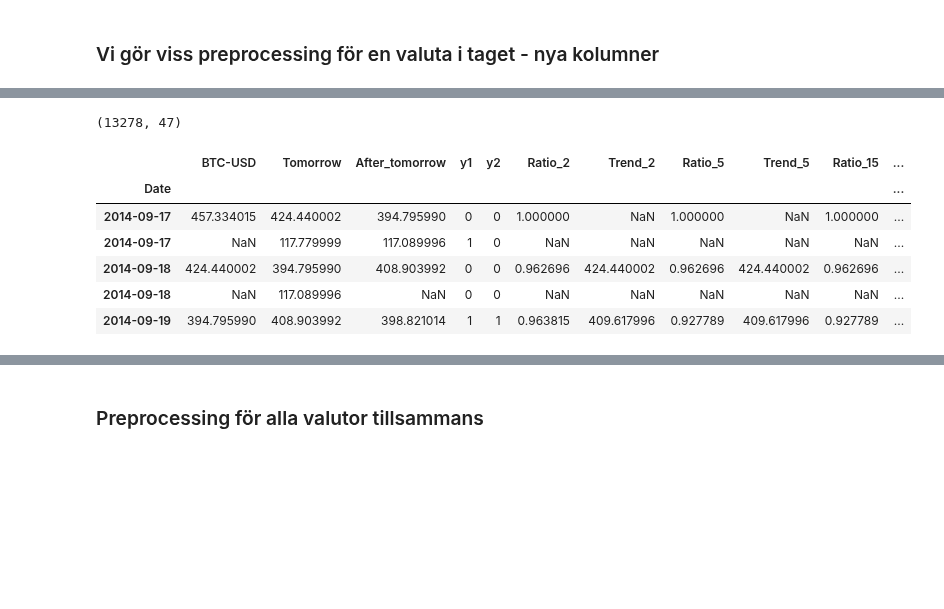
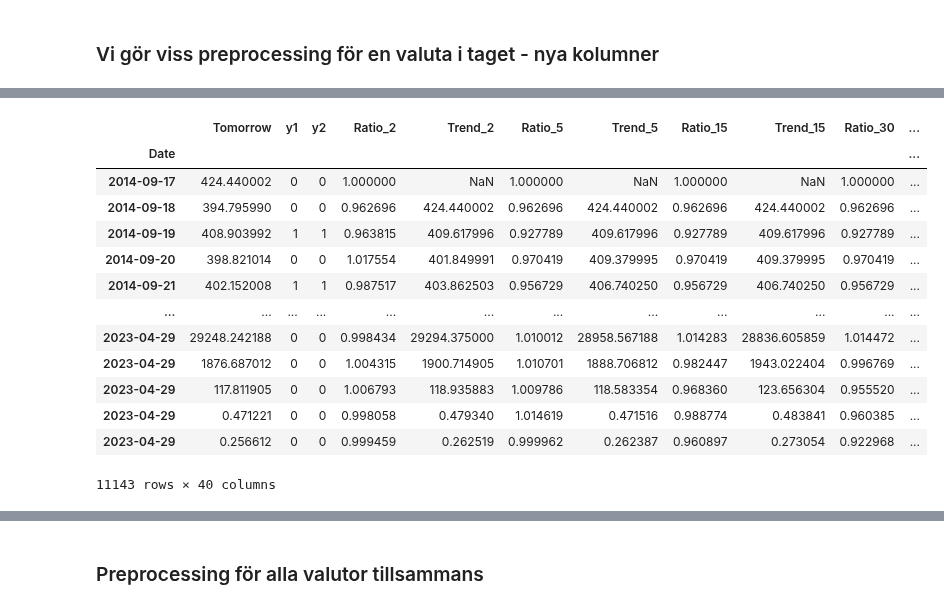
Before and after one commit to carokanns/the_new_Krypto, a Jupyter notebook: my_testa_modeller.ipynb, the cells around one changed output, grey strips where cells are left out. Cells and saved outputs as stored; diff of their text form; code cells hidden in the pictures; blank space fills up the shorter version.

```diff
--- a/my_testa_modeller.ipynb
+++ b/my_testa_modeller.ipynb
@@ -438,16 +544,25 @@ df efter merge
 # %%
 df.dropna(subset=['Tomorrow'], inplace=True)
 df.dropna(subset=[target], inplace=True)
-df.shape
+df2 = df.drop(columns=['After_tomorrow', 'ETH-USD','BTC-USD',	'BCH-USD',	'XRP-USD',	'ZRX-USD'])
+df2.shape
+
+# df2['GLD-USD'] = df2['GLD-USD'].interpolate()
+# print df2 for Januay 2022
+# df2.isna().sum()
+df2
 # %% [output]
+|  | Tomorrow | y1 | y2 | Ratio_2 | Trend_2 | Ratio_5 | Trend_5 | Ratio_15 | Trend_15 | Ratio_30 | ... |
+| Date |  |  |  |  |  |  |  |  |  |  | ... |
+| 2014-09-17 | 424.440002 | 0 | 0 | 1.000000 | NaN | 1.000000 | NaN | 1.000000 | NaN | 1.000000 | ... |
+| 2014-09-18 | 394.795990 | 0 | 0 | 0.962696 | 424.440002 | 0.962696 | 424.440002 | 0.962696 | 424.440002 | 0.962696 | ... |
+| 2014-09-19 | 408.903992 | 1 | 1 | 0.963815 | 409.617996 | 0.927789 | 409.617996 | 0.927789 | 409.617996 | 0.927789 | ... |
+| 2014-09-20 | 398.821014 | 0 | 0 | 1.017554 | 401.849991 | 0.970419 | 409.379995 | 0.970419 | 409.379995 | 0.970419 | ... |
+| 2014-09-21 | 402.152008 | 1 | 1 | 0.987517 | 403.862503 | 0.956729 | 406.740250 | 0.956729 | 406.740250 | 0.956729 | ... |
+| ... | ... | ... | ... | ... | ... | ... | ... | ... | ... | ... | ... |
+| 2023-04-29 | 29248.242188 | 0 | 0 | 0.998434 | 29294.375000 | 1.010012 | 28958.567188 | 1.014283 | 28836.605859 | 1.014472 | ... |
+| 2023-04-29 | 1876.687012 | 0 | 0 | 1.004315 | 1900.714905 | 1.010701 | 1888.706812 | 0.982447 | 1943.022404 | 0.996769 | ... |
+| 2023-04-29 | 117.811905 | 0 | 0 | 1.006793 | 118.935883 | 1.009786 | 118.583354 | 0.968360 | 123.656304 | 0.955520 | ... |
+| 2023-04-29 | 0.471221 | 0 | 0 | 0.998058 | 0.479340 | 1.014619 | 0.471516 | 0.988774 | 0.483841 | 0.960385 | ... |
+| 2023-04-29 | 0.256612 | 0 | 0 | 0.999459 | 0.262519 | 0.999962 | 0.262387 | 0.960897 | 0.273054 | 0.922968 | ... |
-(13278, 47)
+11143 rows × 40 columns
-# %%
-df.head()
-# %% [output]
-|  | BTC-USD | Tomorrow | After_tomorrow | y1 | y2 | Ratio_2 | Trend_2 | Ratio_5 | Trend_5 | Ratio_15 | ... |
-| Date |  |  |  |  |  |  |  |  |  |  | ... |
-| 2014-09-17 | 457.334015 | 424.440002 | 394.795990 | 0 | 0 | 1.000000 | NaN | 1.000000 | NaN | 1.000000 | ... |
-| 2014-09-17 | NaN | 117.779999 | 117.089996 | 1 | 0 | NaN | NaN | NaN | NaN | NaN | ... |
-| 2014-09-18 | 424.440002 | 394.795990 | 408.903992 | 0 | 0 | 0.962696 | 424.440002 | 0.962696 | 424.440002 | 0.962696 | ... |
-| 2014-09-18 | NaN | 117.089996 | NaN | 0 | 0 | NaN | NaN | NaN | NaN | NaN | ... |
-| 2014-09-19 | 394.795990 | 408.903992 | 398.821014 | 1 | 1 | 0.963815 | 409.617996 | 0.927789 | 409.617996 | 0.927789 | ... |
```
Also changed, not shown: parts of 27 cells of this notebook, 3 other files.
